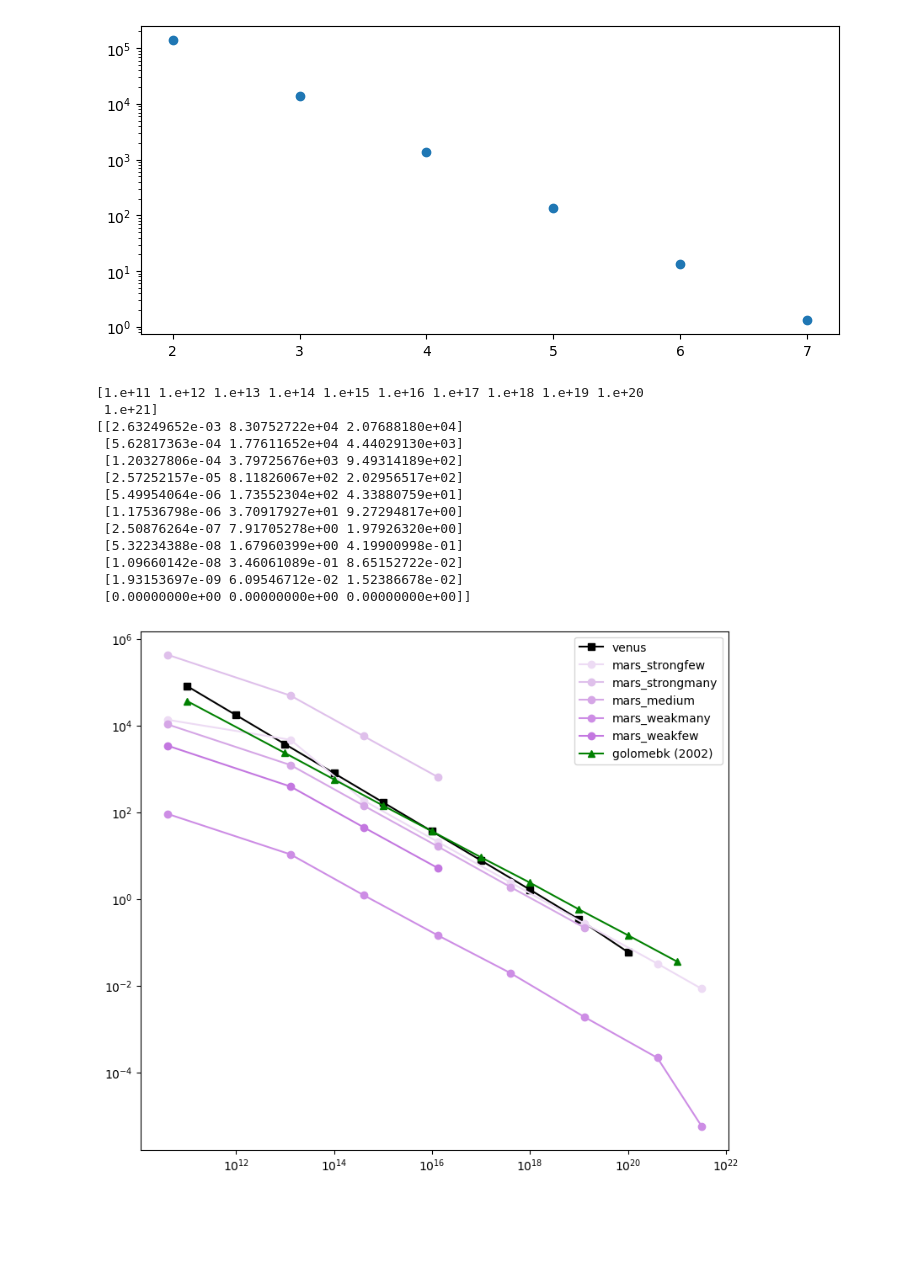
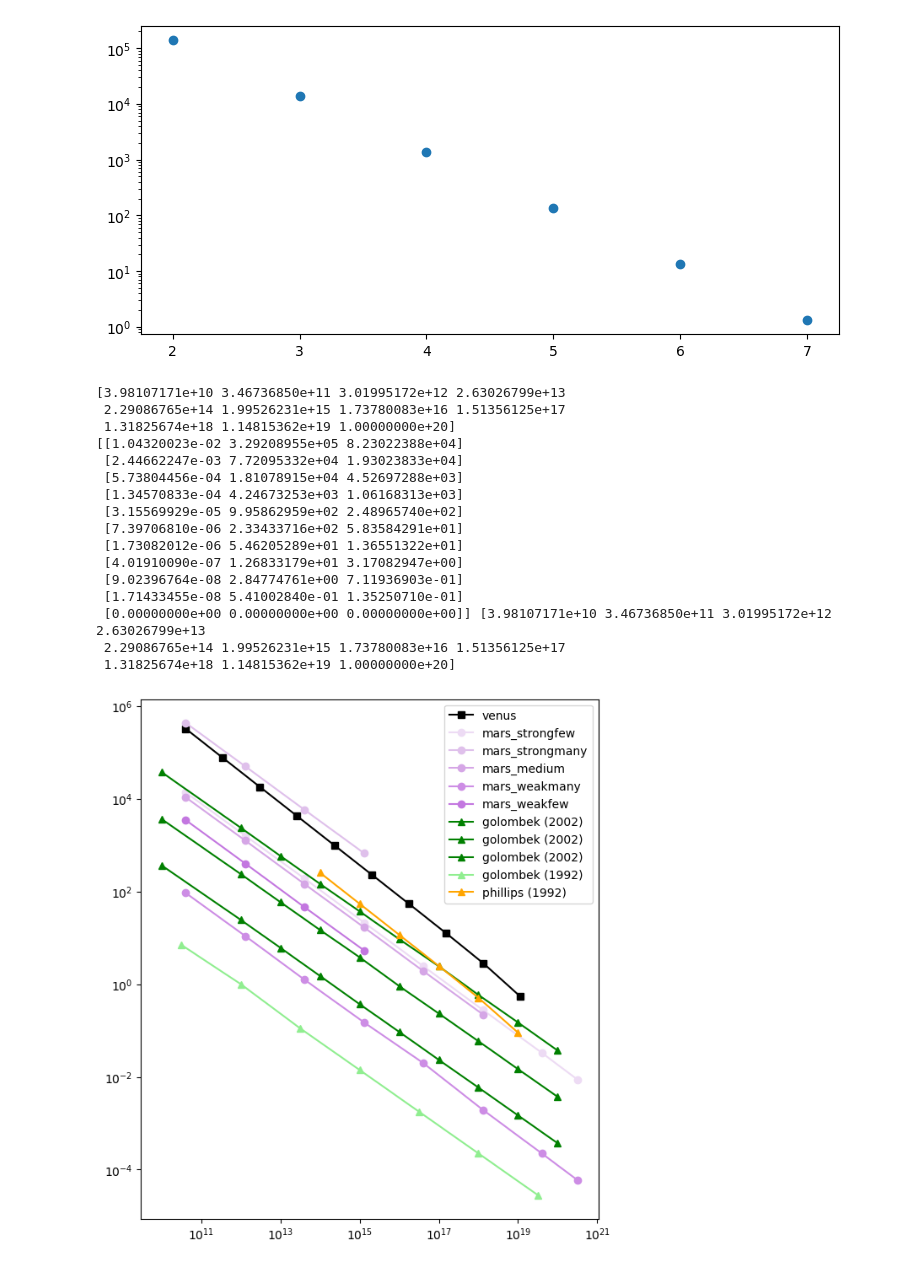
Before and after one commit to iganache/venusquakes, a Jupyter notebook: venus_seismicity.ipynb, the cells around one changed output. Drawn from its saved outputs; the diff is of its cells as text; code cells hidden in the pictures; blank space fills up the shorter version.

```diff
--- a/venus_seismicity.ipynb
+++ b/venus_seismicity.ipynb
@@ -6,12 +6,12 @@ import pandas as pd
 # %%
 ## Knapmeyer et al. seismic moment values
 Mw = [1,2,3,4,5,6,7, 7.6]
-M0 = [4e10, 1.3e13, 4e14, 1.3e16, 4e17, 1.3e19, 4e20, 3.2e21]
-strongfew  = [38*60, 5.5*20*60, 1.9*24*60*60 , 17.1*24*60*60, 148*24*60*60, 3.6*365.25*24*60*60, 30.3*365.25*24*60*60, 115*365.25*24*60*60]
+M0 = [4e10, 1.3e12, 4e13, 1.3e15, 4e16, 1.3e18, 4e19, 3.2e20]
+strongfew  = [38*60, 5.5*60*60, 1.9*24*60*60 , 17.1*24*60*60, 148*24*60*60, 3.6*365.25*24*60*60, 30.3*365.25*24*60*60, 115*365.25*24*60*60]
 strongmany = [72, 10.5*60, 1.5*3600, 13.1*60*60]
 medium = [48.5*60, 7*60*60, 2.5*24*3600, 21.8*24*3600, 189*24*3600, 4.5*365.25*24*3600]
 weakmany = [2.5*3600, 21.9*3600, 7.9*24*3600, 68.5*24*3600]
-weakfew = [3.9*24*3600, 33.5*24*3600, 290*24*3600, 6.7*365.25*24*3600, 50*365.25*24*3600, 516*365.25*24*3600, 4500*365.25*24*3600, 170000*365.25*24*3600]
+weakfew = [3.9*24*3600, 33.5*24*3600, 290*24*3600, 6.7*365.25*24*3600, 50*365.25*24*3600, 516*365.25*24*3600, 4500*365.25*24*3600, 17000*365.25*24*3600]
 
 
 knapmeyer_arr = np.zeros((len(M0), 7))
@@ -36,3 +53,11 @@ golombek_arr[:,2] = Gol_rec_rates
+# %%
+## Phillips 1991 rates
+M0 = np.geomspace(1e14, 1e19, 6)
+Phillips_rec_rates_int = np.array([200, 42.8, 9.15, 1.96, 0.42, 0.09])
+Phillips_rec_rates = np.cumsum(Phillips_rec_rates_int[::-1])[::-1]
+phillips_arr = np.zeros((len(Phillips_rec_rates_int), 2))
+phillips_arr[:,0] = M0
+phillips_arr[:,1] = Phillips_rec_rates
 # %% [markdown]
 ## 1. Lithopheric cooling
 
@@ -143,7 +172,7 @@ the cumulative moment is =  3.37e+19
 ## recurrence rate  - Phillips 1991 values
 beta = 0.67          ##(Phillips 1991)
 m0_max = 10e20       ## in Nm
-m0_min = 10e14
+m0_min = magnitude2moment(1)
 adot = adot_parameter(strainrate_lith, V*1e9, m0_max)
 m0_range = np.geomspace(m0_min, m0_max, num=7)
 print(m0_range)
@@ -226,8 +257,8 @@ plt.show()
 ## comparison with Knapmeyer plots
 ## recurrence rate  - Phillips 1991 values
 beta = 0.67          ##(Phillips 1991)
-m0_max = 10e20      ## in Nm
-m0_min = 10e10
+m0_max = 1e20      ## in Nm
+m0_min = magnitude2moment(1)
 adot = adot_parameter(strainrate_lith, V*1e9, m0_max)
 m0_range = np.geomspace(m0_min, m0_max, num=11)
 print(m0_range)
@@ -242,34 +273,41 @@ events_arr = np.zeros((len(rec_rates), 3))
 events_arr[:,0] = np.array(rec_rates)
 events_arr[:,1] = (365.25*24*60*60) * events_arr[:,0]
 events_arr[:,2] = events_arr[:,1]/ 4
-print(events_arr)
+print(events_arr, m0_range)
 # %% [output]
-[1.e+11 1.e+12 1.e+13 1.e+14 1.e+15 1.e+16 1.e+17 1.e+18 1.e+19 1.e+20
- 1.e+21]
-[[2.63249652e-03 8.30752722e+04 2.07688180e+04]
- [5.62817363e-04 1.77611652e+04 4.44029130e+03]
- [1.20327806e-04 3.79725676e+03 9.49314189e+02]
- [2.57252157e-05 8.11826067e+02 2.02956517e+02]
- [5.49954064e-06 1.73552304e+02 4.33880759e+01]
- [1.17536798e-06 3.70917927e+01 9.27294817e+00]
- [2.50876264e-07 7.91705278e+00 1.97926320e+00]
- [5.32234388e-08 1.67960399e+00 4.19900998e-01]
- [1.09660142e-08 3.46061089e-01 8.65152722e-02]
- [1.93153697e-09 6.09546712e-02 1.52386678e-02]
- [0.00000000e+00 0.00000000e+00 0.00000000e+00]]
+[3.98107171e+10 3.46736850e+11 3.01995172e+12 2.63026799e+13
+ 2.29086765e+14 1.99526231e+15 1.73780083e+16 1.51356125e+17
+ 1.31825674e+18 1.14815362e+19 1.00000000e+20]
+[[1.04320023e-02 3.29208955e+05 8.23022388e+04]
+ [2.44662247e-03 7.72095332e+04 1.93023833e+04]
+ [5.73804456e-04 1.81078915e+04 4.52697288e+03]
+ [1.34570833e-04 4.24673253e+03 1.06168313e+03]
+ [3.15569929e-05 9.95862959e+02 2.48965740e+02]
+ [7.39706810e-06 2.33433716e+02 5.83584291e+01]
+ [1.73082012e-06 5.46205289e+01 1.36551322e+01]
+ [4.01910090e-07 1.26833179e+01 3.17082947e+00]
+ [9.02396764e-08 2.84774761e+00 7.11936903e-01]
+ [1.71433455e-08 5.41002840e-01 1.35250710e-01]
+ [0.00000000e+00 0.00000000e+00 0.00000000e+00]] [3.98107171e+10 3.46736850e+11 3.01995172e+12 2.63026799e+13
+ 2.29086765e+14 1.99526231e+15 1.73780083e+16 1.51356125e+17
+ 1.31825674e+18 1.14815362e+19 1.00000000e+20]
 # %%
-fig, ax = plt.subplots(1,1, figsize=(9,8))
+fig, ax = plt.subplots(1,1, figsize=(7,8))
 ax.plot(m0_range[:-1],events_arr[:-1,1], "s-", label = "venus", c='k')
 ax.plot(knapmeyer_arr[:,1], (365.25*24*60*60)/knapmeyer_arr[:,2], "o-" , label = "mars_strongfew", c = "#eddbf4",)
 ax.plot(knapmeyer_arr[:,1], (365.25*24*60*60)/knapmeyer_arr[:,3], "o-" , label = "mars_strongmany", c = "#dfc0eb")
 ax.plot(knapmeyer_arr[:,1], (365.25*24*60*60)/knapmeyer_arr[:,4], "o-" , label = "mars_medium", c = "#d5a6e6")
 ax.plot(knapmeyer_arr[:,1], (365.25*24*60*60)/knapmeyer_arr[:,5], "o-" , label = "mars_weakmany", c = "#cd8de5")
 ax.plot(knapmeyer_arr[:,1], (365.25*24*60*60)/knapmeyer_arr[:,6], "o-" , label = "mars_weakfew", c = "#c377e0")
-ax.plot(golombek_arr[:,1], (365.25*24*60*60)/golombek_arr[:,2], "^-" , label = "golomebk (2002)", c= "green")
+ax.plot(golombek_arr[:,1], (365.25*24*60*60)/golombek_arr[:,2], "^-" , label = "golombek (2002)", c= "green")
+ax.plot(golombek_arr[:,1], (365.25*24*60*60)/golombek_arr[:,3], "^-" , label = "golombek (2002)", c= "green")
+ax.plot(golombek_arr[:,1], (365.25*24*60*60)/golombek_arr[:,4], "^-" , label = "golombek (2002)", c= "green")
+ax.plot(golombek92_arr[:,1], (365.25*24*60*60)/golombek92_arr[:,2], "^-" , label = "golombek (1992)", c= "lightgreen")
+ax.plot(phillips_arr[:,0], phillips_arr[:,1], "^-" , label = "phillips (1992)", c= "orange")
 # ax.set_xlim(m0_range[0], m0_range[-1])
 ax.set_xscale('log',base=10)
 ax.set_yscale('log',base=10)
 ax.legend()
 plt.show()
 # %% [output]
-[figure, old version]
+[figure, new version]
```
Also changed, not shown: parts of 4 cells of this notebook.
